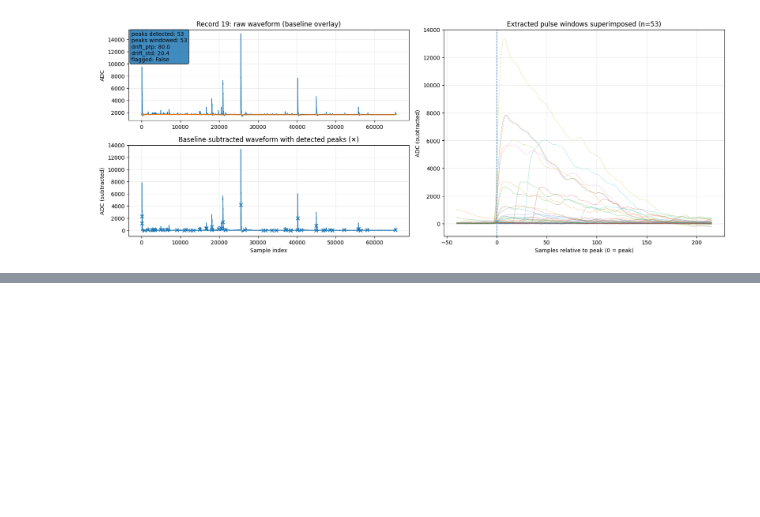
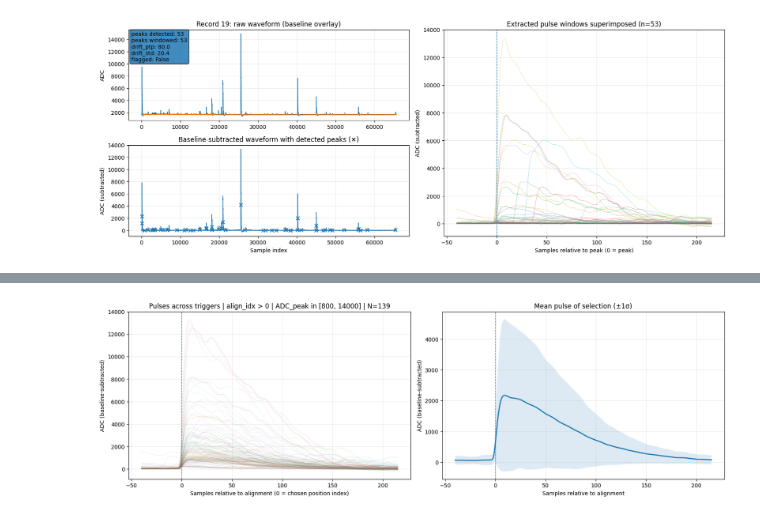
Before and after one commit to eberthol/PSD_GMVAE_Coldbox, a Jupyter notebook: data_eng/Peak_Selection.ipynb, the cells around one changed output, grey strips where cells are left out. Saved outputs shown, nothing was run; the diff lists cells and outputs as text; code cells hidden in the pictures; blank space fills up the shorter version.

```diff
--- a/data_eng/Peak_Selection.ipynb
+++ b/data_eng/Peak_Selection.ipynb
@@ -359,0 +625,9 @@ windows, peak_positions = plot_record_qc_from_result(
+# %%
+wins, meta = plot_pulses_across_triggers(
+    X, results,
+    pos_side="after", pos_cut=0,
+    amp_side="between", amp_cut=[800, 14000],
+    mean_mode="separate"
+)
+# %% [output]
+[figure, added]
```
Also changed, not shown: parts of 9 cells of this notebook.
